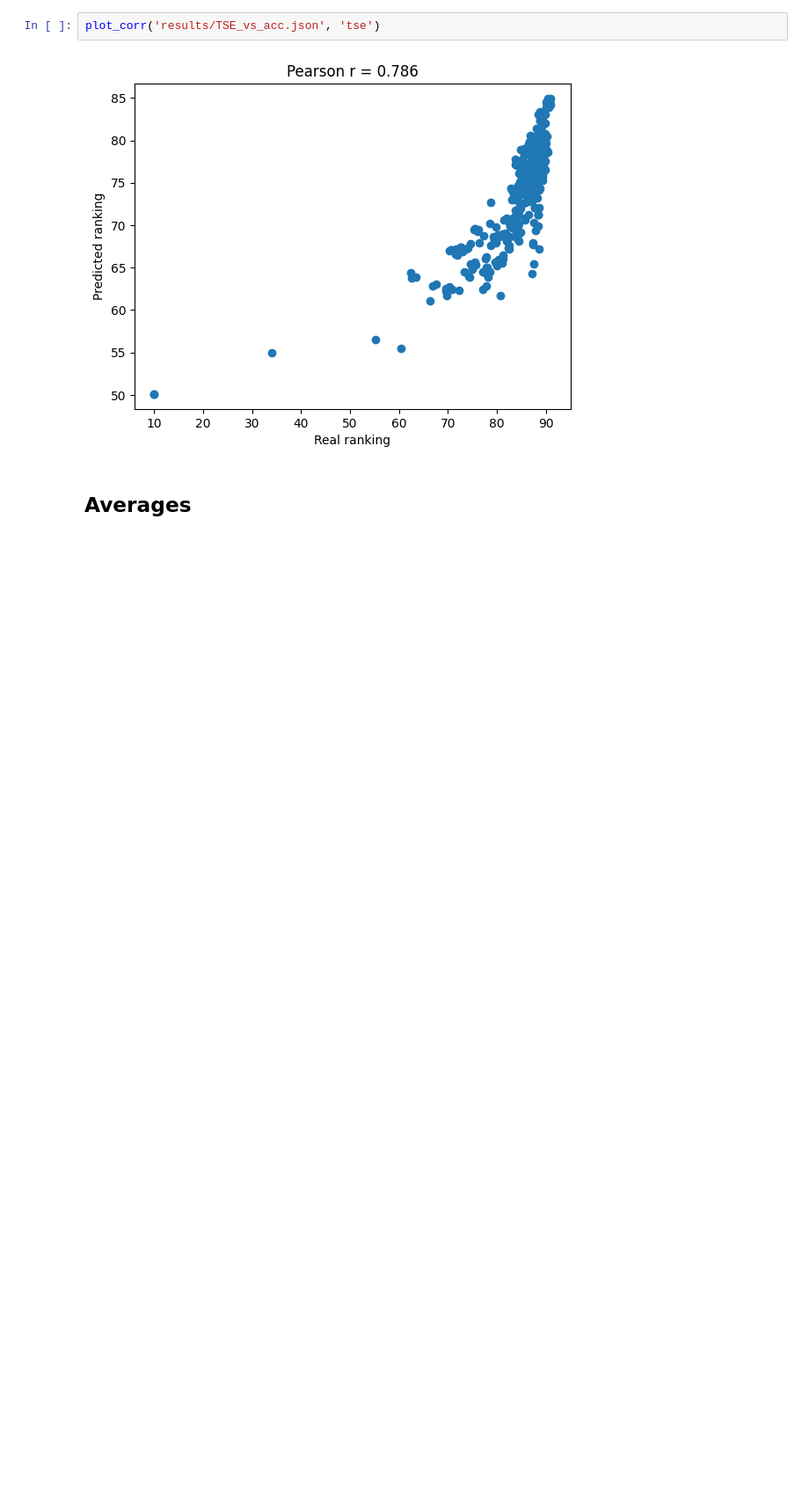
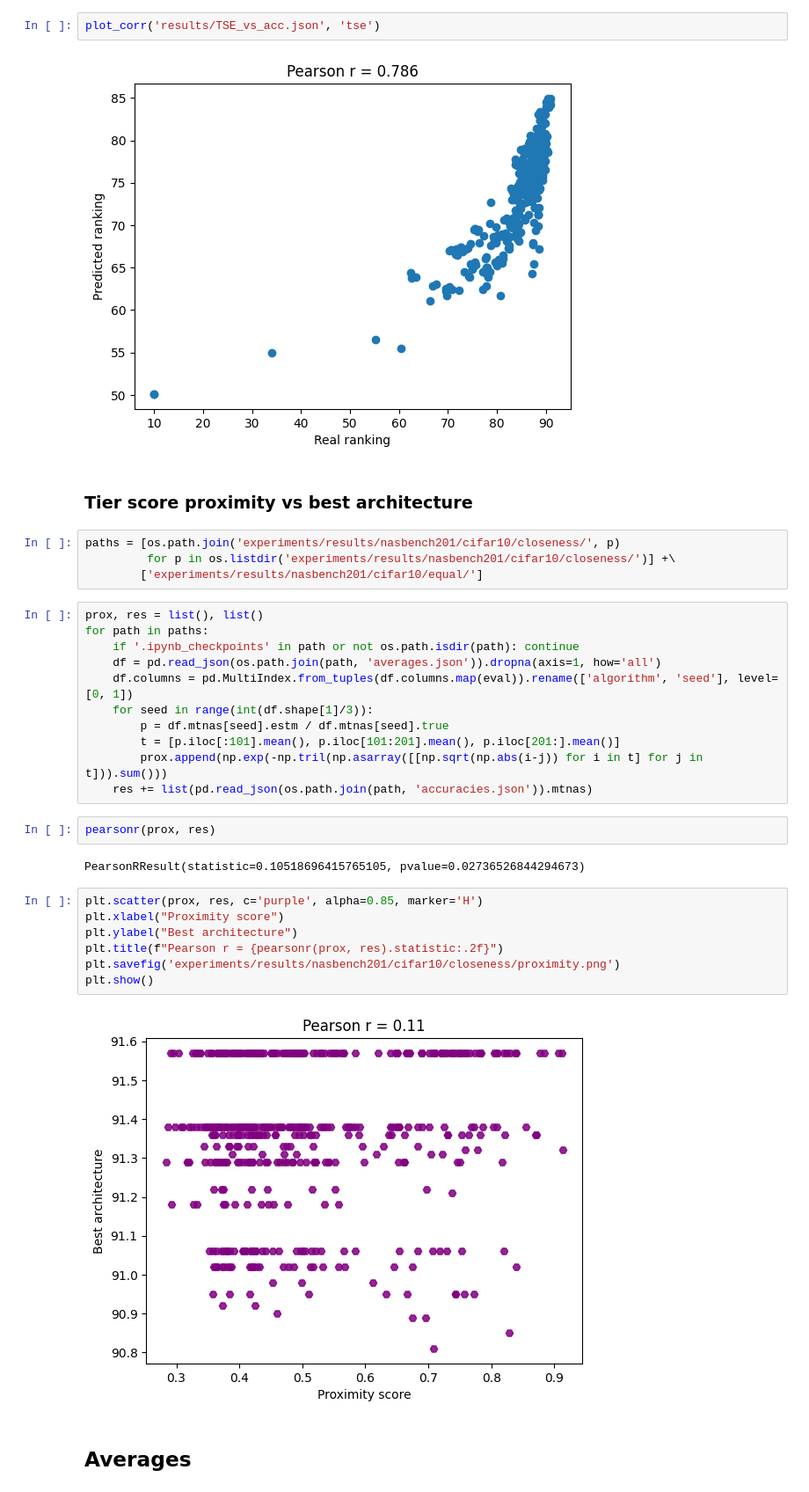
Before and after one commit to ChackMociute/Multi-Tier-NAS, a Jupyter notebook: Plots.ipynb, the cells around one changed output. Shown at 88% size. Saved outputs shown, nothing was run; the diff lists cells and outputs as text; blank space fills up the shorter version.

Commit message:
Added closeness plot

```diff
--- a/Plots.ipynb
+++ b/Plots.ipynb
@@ -60,6 +61,36 @@ plot_corr('results/JaCov_vs_acc.json', 'jacov')
 plot_corr('results/TSE_vs_acc.json', 'tse')
 # %% [output]
 [figure]
+# %% [markdown]
+### Tier score proximity vs best architecture
+# %%
+paths = [os.path.join('experiments/results/nasbench201/cifar10/closeness/', p)
+         for p in os.listdir('experiments/results/nasbench201/cifar10/closeness/')] +\
+        ['experiments/results/nasbench201/cifar10/equal/']
+# %%
+prox, res = list(), list()
+for path in paths:
+    if '.ipynb_checkpoints' in path or not os.path.isdir(path): continue
+    df = pd.read_json(os.path.join(path, 'averages.json')).dropna(axis=1, how='all')
+    df.columns = pd.MultiIndex.from_tuples(df.columns.map(eval)).rename(['algorithm', 'seed'], level=[0, 1])
+    for seed in range(int(df.shape[1]/3)):
+        p = df.mtnas[seed].estm / df.mtnas[seed].true
+        t = [p.iloc[:101].mean(), p.iloc[101:201].mean(), p.iloc[201:].mean()]
+        prox.append(np.exp(-np.tril(np.asarray([[np.sqrt(np.abs(i-j)) for i in t] for j in t])).sum()))
+    res += list(pd.read_json(os.path.join(path, 'accuracies.json')).mtnas)
+# %%
+pearsonr(prox, res)
+# %% [output]
+PearsonRResult(statistic=0.10518696415765105, pvalue=0.02736526844294673)
+# %%
+plt.scatter(prox, res, c='purple', alpha=0.85, marker='H')
+plt.xlabel("Proximity score")
+plt.ylabel("Best architecture")
+plt.title(f"Pearson r = {pearsonr(prox, res).statistic:.2f}")
+plt.savefig('experiments/results/nasbench201/cifar10/closeness/proximity.png')
+plt.show()
+# %% [output]
+[figure, added]
 # %% [markdown]
 ## Averages
 # %%
```
Also changed, not shown: parts of 1 cell of this notebook, 2 other files.
